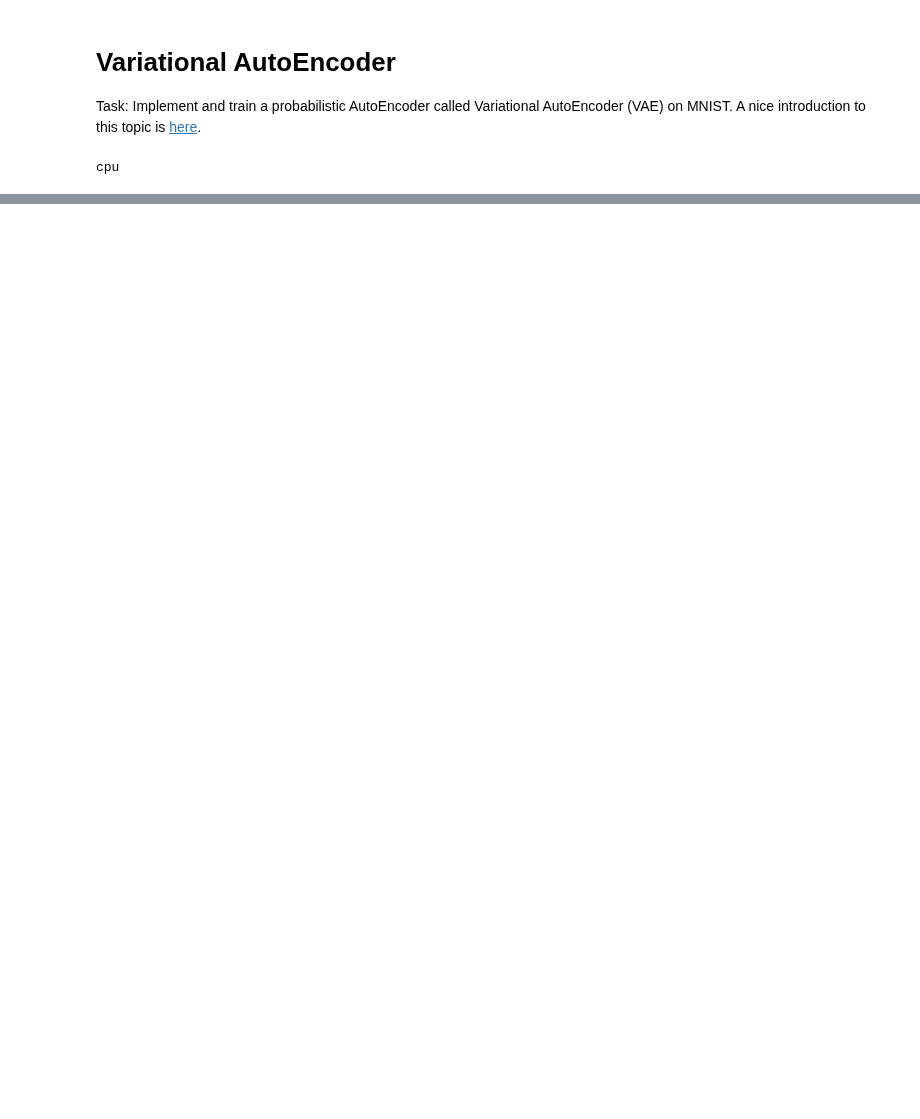
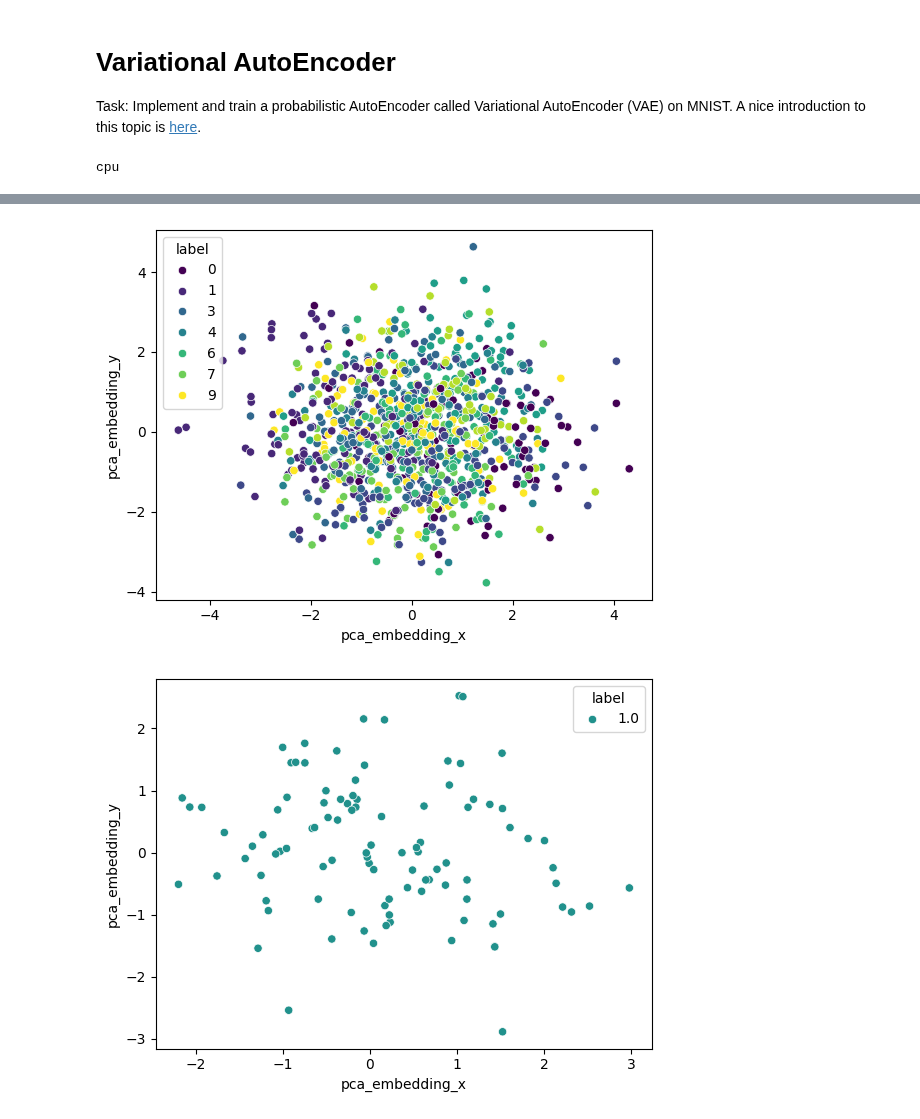
Before and after one commit to Jokilos/ML-stuff, a Jupyter notebook: 1.2/VR/lab03/VAE.ipynb, the cells around one changed output, grey strips where cells are left out. Drawn from its saved outputs; the diff is of its cells as text; code cells hidden in the pictures; blank space fills up the shorter version.

```diff
--- a/1.2/VR/lab03/VAE.ipynb
+++ b/1.2/VR/lab03/VAE.ipynb
@@ -276,0 +293,27 @@ show_images(x, 5, x_hat)
+# %%
+import seaborn as sns
+import pandas as pd
+from sklearn.decomposition import PCA
+
+# PCA
+real_examples = 1000
+embeddings, labels = embeddings[:real_examples], labels[:real_examples]
+
+pca = PCA(n_components = 2)
+pca.fit(embeddings)
+
+def show_embeddings(pca, embeddings, labels):
+    pca_embeddings = pca.transform(embeddings)
+
+    df_pca = pd.DataFrame(pca_embeddings, columns=["pca_embedding_x", "pca_embedding_y"])
+    df_pca["label"] = labels
+
+    plt.figure()
+    sns.scatterplot(data=df_pca, x="pca_embedding_x", y="pca_embedding_y", hue="label", palette="viridis")
+    plt.show()
+
+show_embeddings(pca, embeddings, labels)
+show_embeddings(pca, random_embeddings, np.ones(batch_size))
+# %% [output]
+[figure, added]
+[figure, added]
```
Also changed, not shown: parts of 9 cells of this notebook.
